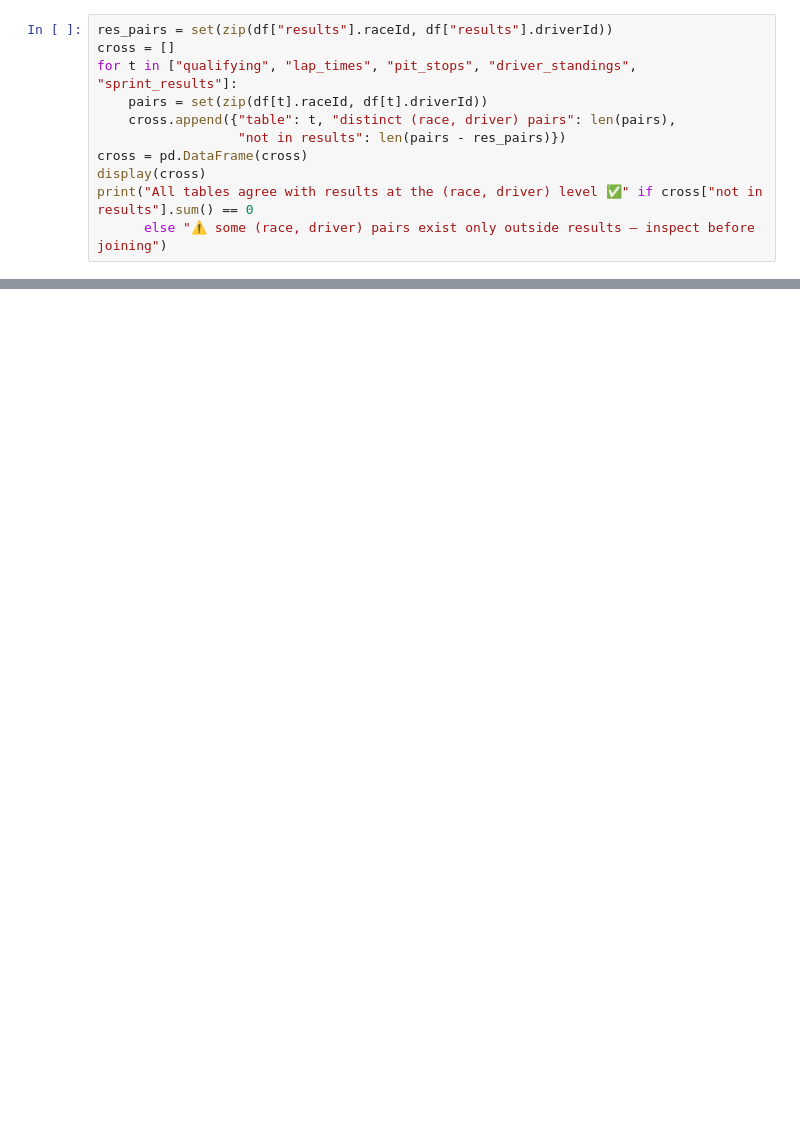
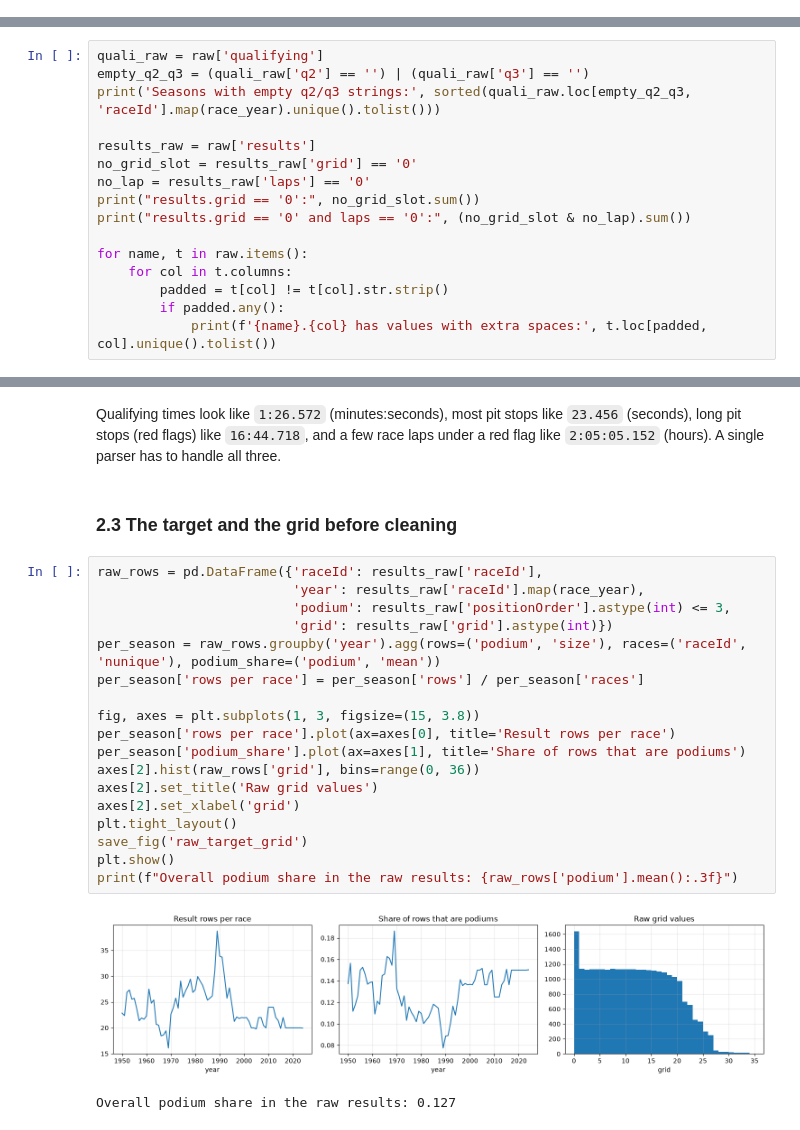
Before and after one commit to HamadaTamer/AI-Tools-Lab-F1-Project, a Jupyter notebook: F1_podium_prediction.ipynb, the cells around one changed output, grey strips where cells are left out. Cells and saved outputs as stored; diff of their text form; blank space fills up the shorter version.

```diff
--- a/F1_podium_prediction.ipynb
+++ b/F1_podium_prediction.ipynb
@@ -468,11 +0,0 @@ So here we test the **pair**: for each table, take every *(race, driver)* combin
-# %%
-res_pairs = set(zip(df["results"].raceId, df["results"].driverId))
-cross = []
-for t in ["qualifying", "lap_times", "pit_stops", "driver_standings", "sprint_results"]:
-    pairs = set(zip(df[t].raceId, df[t].driverId))
-    cross.append({"table": t, "distinct (race, driver) pairs": len(pairs),
-                  "not in results": len(pairs - res_pairs)})
-cross = pd.DataFrame(cross)
-display(cross)
-print("All tables agree with results at the (race, driver) level ✅" if cross["not in results"].sum() == 0
-      else "⚠️ some (race, driver) pairs exist only outside results — inspect before joining")
@@ -2613,0 +195,16 @@ Saved: column_timing_audit.csv eda_case_log.csv feature_spec.json modeling_base_
+# %%
+quali_raw = raw['qualifying']
+empty_q2_q3 = (quali_raw['q2'] == '') | (quali_raw['q3'] == '')
+print('Seasons with empty q2/q3 strings:', sorted(quali_raw.loc[empty_q2_q3, 'raceId'].map(race_year).unique().tolist()))
+
+results_raw = raw['results']
+no_grid_slot = results_raw['grid'] == '0'
+no_lap = results_raw['laps'] == '0'
+print("results.grid == '0':", no_grid_slot.sum())
+print("results.grid == '0' and laps == '0':", (no_grid_slot & no_lap).sum())
+
+for name, t in raw.items():
+    for col in t.columns:
+        padded = t[col] != t[col].str.strip()
+        if padded.any():
+            print(f'{name}.{col} has values with extra spaces:', t.loc[padded, col].unique().tolist())
@@ -2613,0 +242,25 @@ Saved: column_timing_audit.csv eda_case_log.csv feature_spec.json modeling_base_
+# %% [markdown]
+Qualifying times look like `1:26.572` (minutes:seconds), most pit stops like `23.456` (seconds), long pit stops (red flags) like `16:44.718`, and a few race laps under a red flag like `2:05:05.152` (hours). A single parser has to handle all three.
+# %% [markdown]
+### 2.3 The target and the grid before cleaning
+# %%
+raw_rows = pd.DataFrame({'raceId': results_raw['raceId'],
+                         'year': results_raw['raceId'].map(race_year),
+                         'podium': results_raw['positionOrder'].astype(int) <= 3,
+                         'grid': results_raw['grid'].astype(int)})
+per_season = raw_rows.groupby('year').agg(rows=('podium', 'size'), races=('raceId', 'nunique'), podium_share=('podium', 'mean'))
+per_season['rows per race'] = per_season['rows'] / per_season['races']
+
+fig, axes = plt.subplots(1, 3, figsize=(15, 3.8))
+per_season['rows per race'].plot(ax=axes[0], title='Result rows per race')
+per_season['podium_share'].plot(ax=axes[1], title='Share of rows that are podiums')
+axes[2].hist(raw_rows['grid'], bins=range(0, 36))
+axes[2].set_title('Raw grid values')
+axes[2].set_xlabel('grid')
+plt.tight_layout()
+save_fig('raw_target_grid')
+plt.show()
+print(f"Overall podium share in the raw results: {raw_rows['podium'].mean():.3f}")
+# %% [output]
+[figure, added]
+Overall podium share in the raw results: 0.127
```
Also changed, not shown: parts of 288 cells of this notebook, 1 other file.
